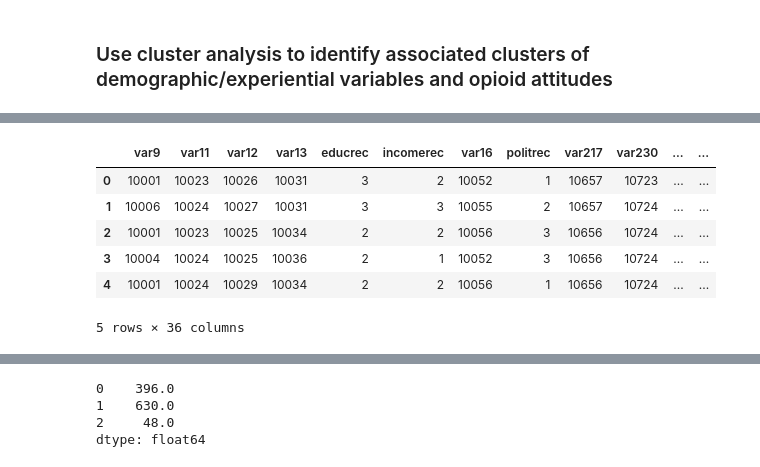
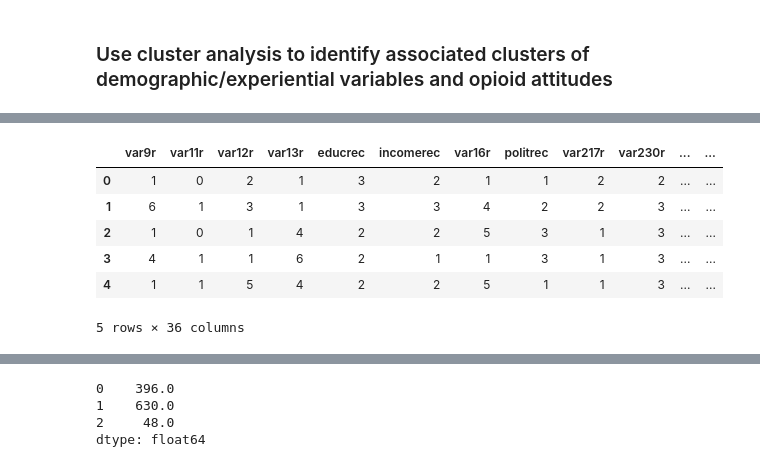
Before and after one commit to sarahrustan/DSE200x-, a Jupyter notebook: DSE200x_FinalProjectWKNG.ipynb, the cells around one changed output, grey strips where cells are left out. Cells and saved outputs as stored; diff of their text form; code cells hidden in the pictures.

```diff
--- a/DSE200x_FinalProjectWKNG.ipynb
+++ b/DSE200x_FinalProjectWKNG.ipynb
@@ -184,0 +427,5 @@ from pandas.tools.plotting import parallel_coordinates
+# %%
+# Recode var234 into range (for graphing)
+df_merged['var234r'] = np.where(df_merged['var234']==10737, 1,
+                              (np.where(df_merged['var234']==10738,2,
+                                       (np.where(df_merged['var234']==10739,3,4)))))
@@ -184,0 +448,5 @@ from pandas.tools.plotting import parallel_coordinates
+# %%
+# Recode var235 into range (for graphing)
+df_merged['var235r'] = np.where(df_merged['var235']==10741, 1,
+                              (np.where(df_merged['var235']==10742,2,
+                                       (np.where(df_merged['var235']==10743,3,4)))))
@@ -184,0 +469,7 @@ from pandas.tools.plotting import parallel_coordinates
+# %%
+# Recode var236 into range (for graphing)
+df_merged['var236r'] = np.where(df_merged['var236']==10745, 1,
+                              (np.where(df_merged['var236']==10746,2,
+                                       (np.where(df_merged['var236']==10747,3,
+                                                (np.where(df_merged['var236']==10748,4,
+                                                         (np.where(df_merged['var236']==10749,5,6)))))))))
@@ -184,0 +496,4 @@ from pandas.tools.plotting import parallel_coordinates
+# %%
+# Recode var246 into range (for graphing)
+df_merged['var246r'] = np.where(df_merged['var246']==10787, 1,
+                              (np.where(df_merged['var246']==10788,2,3)))
@@ -185,19 +517,19 @@ from pandas.tools.plotting import parallel_coordinates
 # %%
 # Select features of interest and create dataframe for cluster analysis
-features = ['var9', 'var11', 'var12', 'var13', 'educrec', 'incomerec', 'var16', 'politrec', 'var217',
-            'var230', 'var231', 'var232', 'var233', 'var234', 'var235', 'var236', 'var237rec', 'var238rec',
-            'var239rec', 'var240rec', 'var241rec', 'var242rec', 'var243rec', 'var244rec', 'var245rec', 'var246',
+features = ['var9r', 'var11r', 'var12r', 'var13r', 'educrec', 'incomerec', 'var16r', 'politrec', 'var217r',
+            'var230r', 'var231r', 'var232r', 'var233r', 'var234r', 'var235r', 'var236r', 'var237rec', 'var238rec',
+            'var239rec', 'var240rec', 'var241rec', 'var242rec', 'var243rec', 'var244rec', 'var245rec', 'var246r',
             'var247rec','var248rec', 'var249rec', 'var250rec', 'var251rec', 'var252rec', 'var253rec', 'var254rec',
             'var255rec', 'CT']
 cslice = df_merged[features]
 cslice.head()
 # %% [output]
-|  | var9 | var11 | var12 | var13 | educrec | incomerec | var16 | politrec | var217 | var230 | ... | ... |
-| 0 | 10001 | 10023 | 10026 | 10031 | 3 | 2 | 10052 | 1 | 10657 | 10723 | ... | ... |
-| 1 | 10006 | 10024 | 10027 | 10031 | 3 | 3 | 10055 | 2 | 10657 | 10724 | ... | ... |
-| 2 | 10001 | 10023 | 10025 | 10034 | 2 | 2 | 10056 | 3 | 10656 | 10724 | ... | ... |
-| 3 | 10004 | 10024 | 10025 | 10036 | 2 | 1 | 10052 | 3 | 10656 | 10724 | ... | ... |
-| 4 | 10001 | 10024 | 10029 | 10034 | 2 | 2 | 10056 | 1 | 10656 | 10724 | ... | ... |
+|  | var9r | var11r | var12r | var13r | educrec | incomerec | var16r | politrec | var217r | var230r | ... | ... |
+| 0 | 1 | 0 | 2 | 1 | 3 | 2 | 1 | 1 | 2 | 2 | ... | ... |
+| 1 | 6 | 1 | 3 | 1 | 3 | 3 | 4 | 2 | 2 | 3 | ... | ... |
+| 2 | 1 | 0 | 1 | 4 | 2 | 2 | 5 | 3 | 1 | 3 | ... | ... |
+| 3 | 4 | 1 | 1 | 6 | 2 | 1 | 1 | 3 | 1 | 3 | ... | ... |
+| 4 | 1 | 1 | 5 | 4 | 2 | 2 | 5 | 1 | 1 | 3 | ... | ... |
 5 rows × 36 columns
 # %%
 # Check variable frequencies
```
Also changed, not shown: parts of 38 cells of this notebook.
